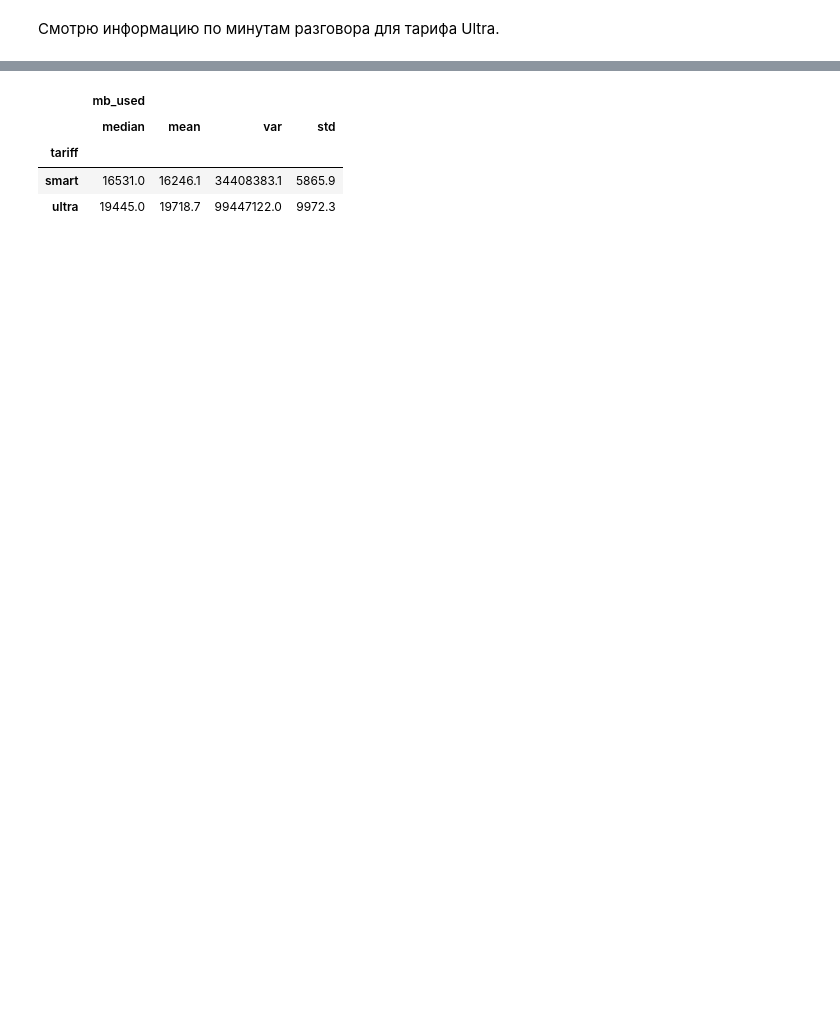
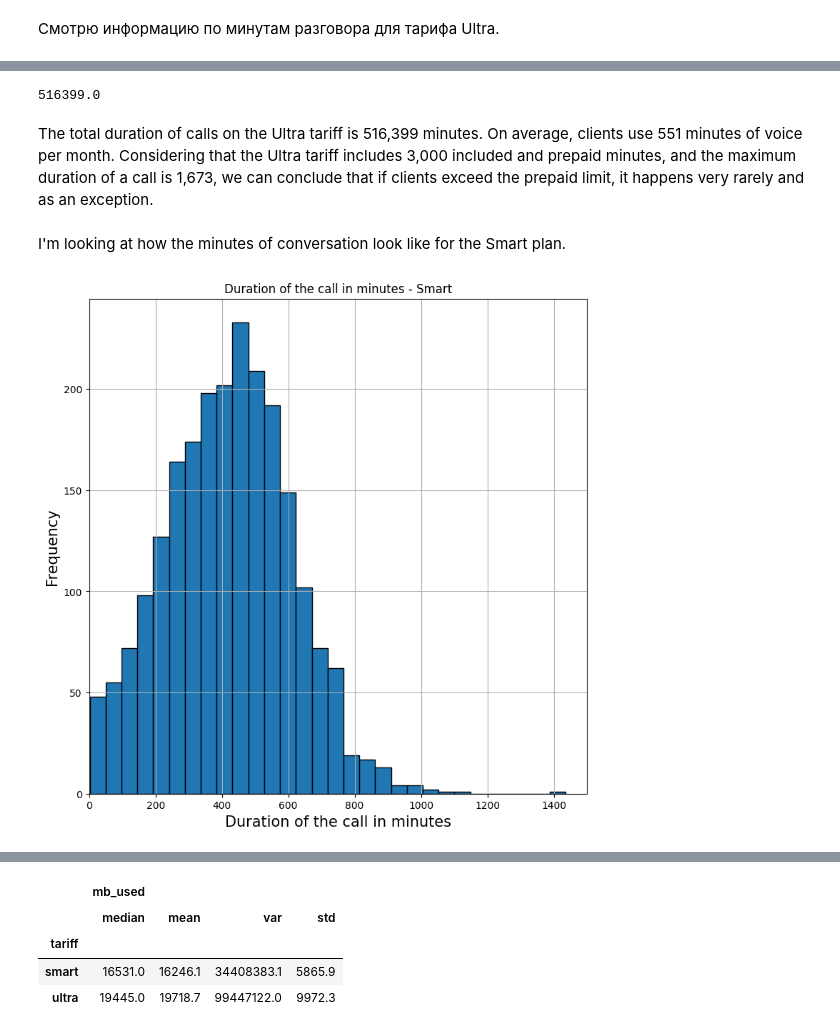
Before and after one commit to f4n9x/da_portfolio, a Jupyter notebook: mobile_plan_research.ipynb, the cells around one changed output, grey strips where cells are left out. Cells and saved outputs as stored; diff of their text form; code cells hidden in the pictures; blank space fills up the shorter version.

```diff
--- a/mobile_plan_research.ipynb
+++ b/mobile_plan_research.ipynb
@@ -973,0 +762,21 @@ dtype: int64
+# %%
+# overall amount of minutes
+ultra['duration'].sum()
+# %% [output]
+516399.0
+# %% [markdown]
+
+The total duration of calls on the Ultra tariff is 516,399 minutes. On average, clients use 551 minutes of voice per month. Considering that the Ultra tariff includes 3,000 included and prepaid minutes, and the maximum duration of a call is 1,673, we can conclude that if clients exceed the prepaid limit, it happens very rarely and as an exception.
+# %% [markdown]
+
+I'm looking at how the minutes of conversation look like for the Smart plan.
+# %%
+# Plot of the number of minutes of conversation
+smart['duration'].plot(kind='hist', ec='black', bins=30, figsize=(9, 9), grid=True)
+plt.xlabel('Duration of the call in minutes', fontsize=15)
+plt.ylabel('Frequency', fontsize=15)
+plt.xlim([0, 1500])
+plt.title("Duration of the call in minutes - Smart")
+plt.show()
+# %% [output]
+[figure, added]
```
Also changed, not shown: parts of 258 cells of this notebook.
